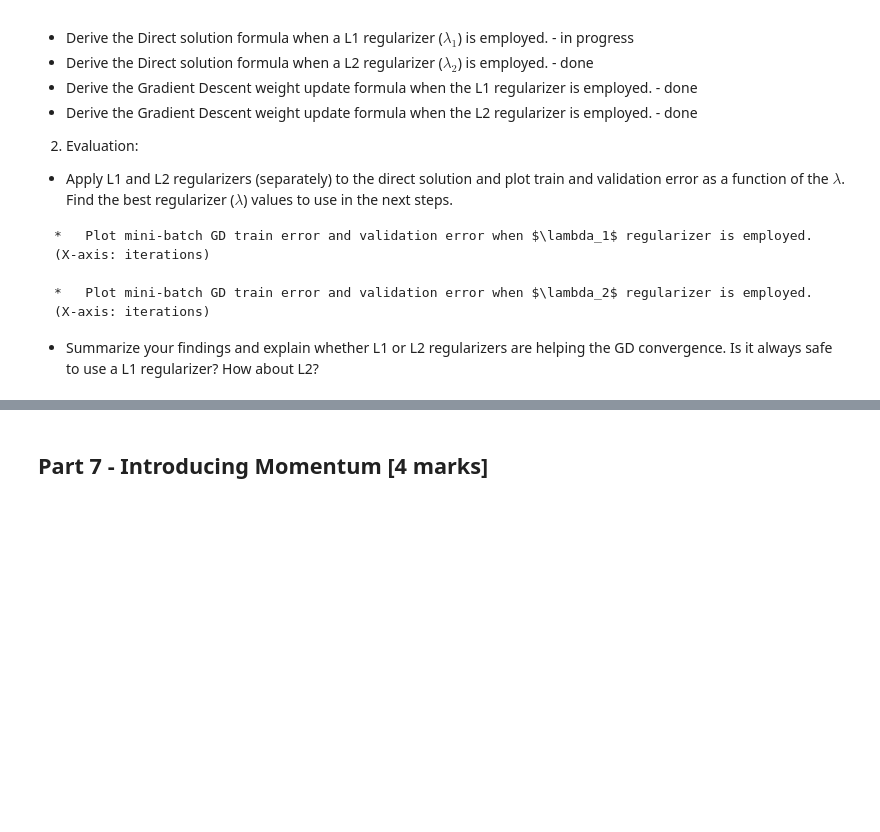
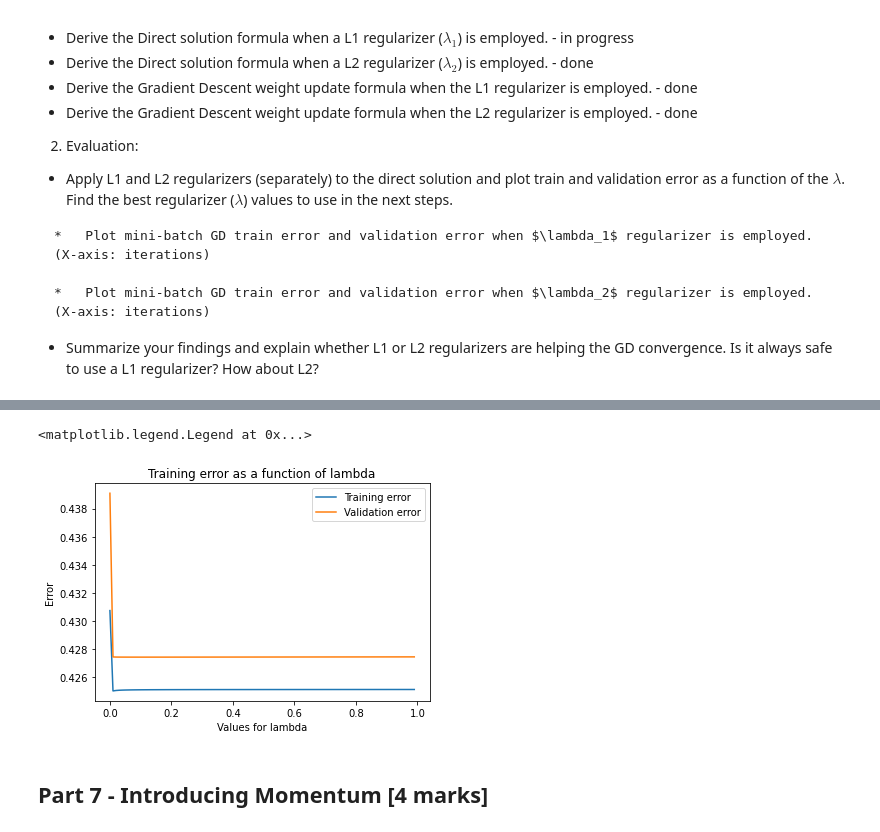
Before and after one commit to armandordorica/APS1070_A4_Linear_Regression_Gradient_Descent, a Jupyter notebook: Project_4.ipynb, the cells around one changed output, grey strips where cells are left out. Cells and saved outputs as stored; diff of their text form; code cells hidden in the pictures; blank space fills up the shorter version.

```diff
--- a/Project_4.ipynb
+++ b/Project_4.ipynb
@@ -927,0 +903,14 @@ Ref: https://www.cs.ubc.ca/~schmidtm/Documents/2005_Notes_Lasso.pdf
+# %%
+W = np.dot(np.linalg.inv(np.dot(X_train_scaled_np.T, X_train_scaled_np)), np.dot(X_train_scaled_np.T, y_train_scaled_np))
+W = W.reshape(-1,1)
+W.shape
+
+y_pred_train_scaled_np = np.dot(X_train_scaled_np, W)
+
+print('RMSE: ', rmse(y_pred_train_scaled_np, y_train_scaled_np))
+close_form_training_error = rmse(y_pred_train_scaled_np, y_train_scaled_np)
+
+y_pred_test_scaled_np = np.dot(X_test_scaled_np, W)
+close_form_validation_error =  rmse(y_pred_test_scaled_np, y_test_scaled_np)
+
+print('RMSE: ', rmse(y_pred_test_scaled_np, y_test_scaled_np))
@@ -927,0 +920,23 @@ Ref: https://www.cs.ubc.ca/~schmidtm/Documents/2005_Notes_Lasso.pdf
+# %%
+identity_size = np.dot(X_train_scaled_np.T, X_train_scaled_np).shape[0]
+# %%
+lambdas_to_try = np.arange(0,1, 0.01)
+training_errors= []
+validation_errors = []
+
+for lambda_ in lambdas_to_try:
+# lambda_ = 1
+  lambda_identity = np.identity(identity_size) *lambda_
+
+
+  W = np.dot(np.linalg.inv(np.dot(X_train_scaled_np.T, X_train_scaled_np) + lambda_identity),  np.dot(X_train_scaled_np.T, y_train_scaled_np))
+  W = W.reshape(-1,1)
+  W.shape
+
+  y_pred_train_scaled_np = np.dot(X_train_scaled_np, W)
+  close_form_training_error = rmse(y_pred_train_scaled_np, y_train_scaled_np)
+  training_errors.append(close_form_training_error)
+
+  y_pred_test_scaled_np = np.dot(X_test_scaled_np, W)
+  close_form_validation_error =  rmse(y_pred_test_scaled_np, y_test_scaled_np)
+  validation_errors.append(close_form_validation_error)
@@ -928,3 +956,13 @@ Ref: https://www.cs.ubc.ca/~schmidtm/Documents/2005_Notes_Lasso.pdf
+# %%
+plt.plot(lambdas_to_try, training_errors, label='Training error')
+plt.plot(lambdas_to_try, validation_errors, label='Validation error')
+plt.xlabel("Values for lambda")
+plt.ylabel("Error")
+plt.title("Training error as a function of lambda")
+plt.legend()
+# %% [output]
+<matplotlib.legend.Legend at 0x...>
+[figure, added]
 # %% [markdown]
 ## Part 7 - Introducing Momentum [4 marks]
 # %% [markdown]
```
Also changed, not shown: parts of 24 cells of this notebook.
